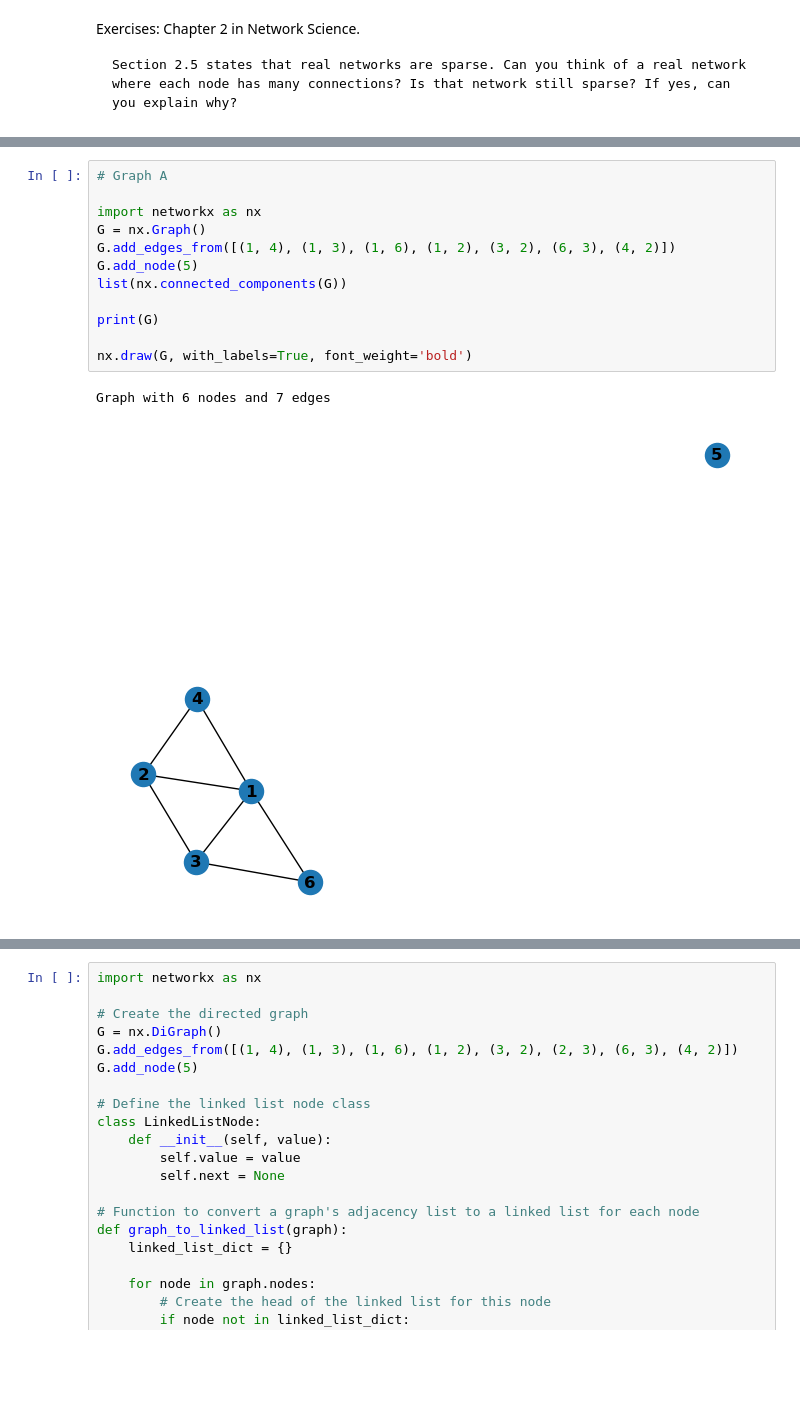
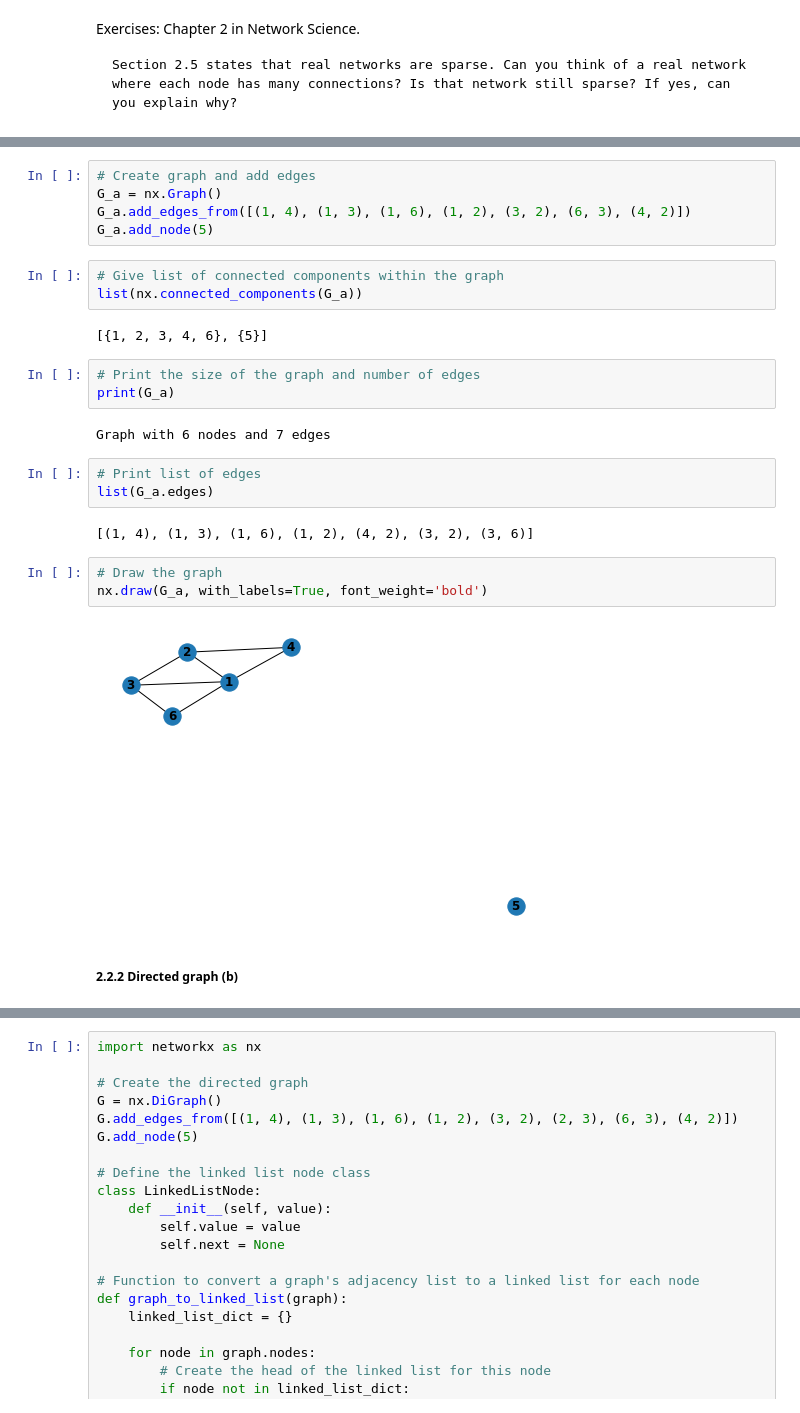
Before and after one commit to AleksandarLukic96/02805_Social_Graphs_and_Interactions, a Jupyter notebook: Exercise_solutions/Week_2.ipynb, the cells around one changed output, grey strips where cells are left out. Drawn from its saved outputs; the diff is of its cells as text; blank space fills up the shorter version.

```diff
--- a/Exercise_solutions/Week_2.ipynb
+++ b/Exercise_solutions/Week_2.ipynb
@@ -33,16 +40,28 @@ Exercise:
-# %%
-# Graph A
-
-import networkx as nx
-G = nx.Graph()
-G.add_edges_from([(1, 4), (1, 3), (1, 6), (1, 2), (3, 2), (6, 3), (4, 2)])
-G.add_node(5)
-list(nx.connected_components(G))
-
-print(G)
-
-nx.draw(G, with_labels=True, font_weight='bold')
-# %% [output]
-Graph with 6 nodes and 7 edges
-[figure, removed]
+# %%
+# Create graph and add edges
+G_a = nx.Graph()
+G_a.add_edges_from([(1, 4), (1, 3), (1, 6), (1, 2), (3, 2), (6, 3), (4, 2)])
+G_a.add_node(5)
+# %%
+# Give list of connected components within the graph
+list(nx.connected_components(G_a))
+# %% [output]
+[{1, 2, 3, 4, 6}, {5}]
+# %%
+# Print the size of the graph and number of edges
+print(G_a)
+# %% [output]
+Graph with 6 nodes and 7 edges
+# %%
+# Print list of edges
+list(G_a.edges)
+# %% [output]
+[(1, 4), (1, 3), (1, 6), (1, 2), (4, 2), (3, 2), (3, 6)]
+# %%
+# Draw the graph
+nx.draw(G_a, with_labels=True, font_weight='bold')
+# %% [output]
+[figure, added]
+# %% [markdown]
+##### 2.2.2 Directed graph (b)
 # %%
```
Also changed, not shown: parts of 27 cells of this notebook, 6 other files.
